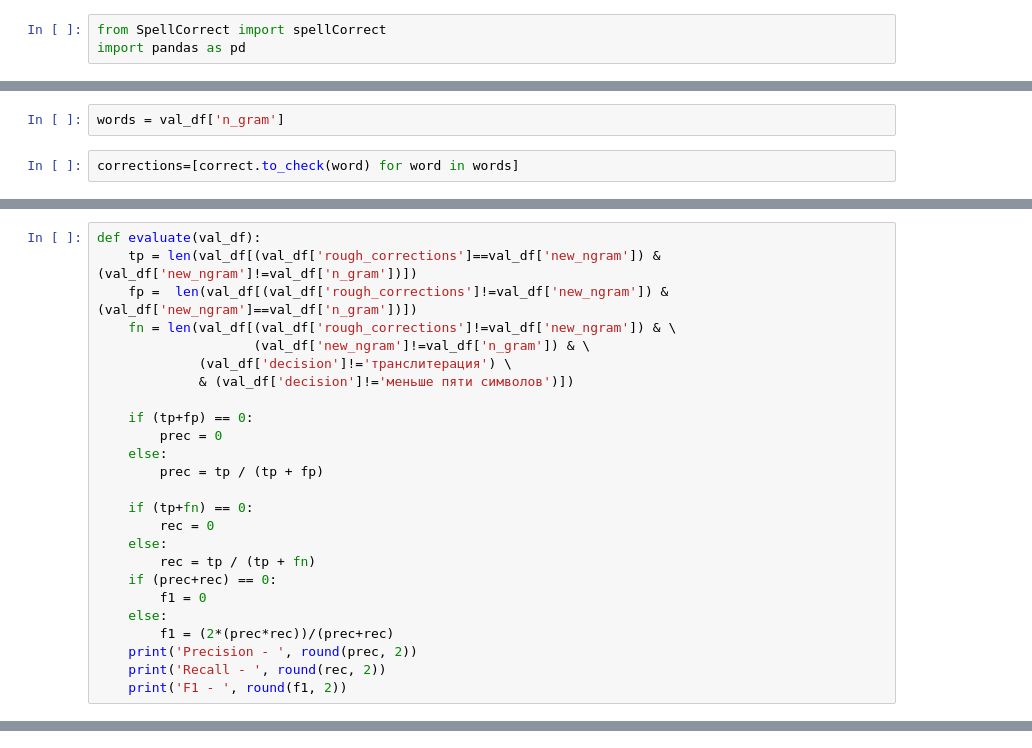
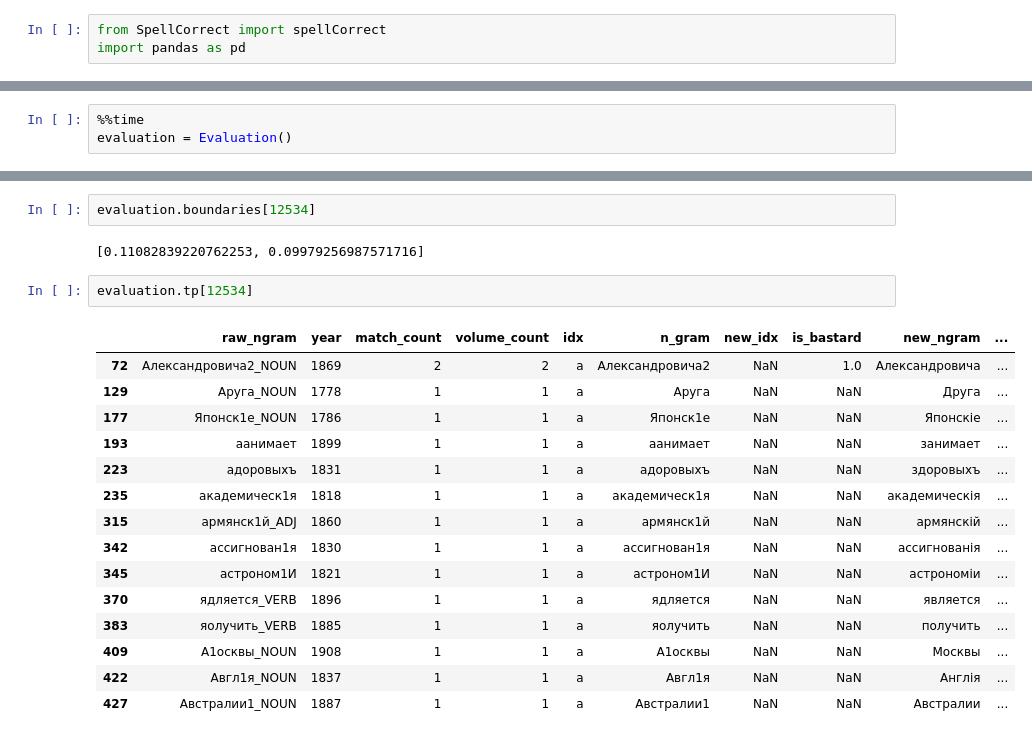
Before and after one commit to completelyboofyblitzed/Google_rusngram_spellcheck, a Jupyter notebook: notebooks/Tests.ipynb, the cells around one changed output, grey strips where cells are left out. Cells and saved outputs as stored; diff of their text form.

```diff
--- a/notebooks/Tests.ipynb
+++ b/notebooks/Tests.ipynb
@@ -21,4 +26,0 @@ val_df.head()
-# %%
-words = val_df['n_gram']
-# %%
-corrections=[correct.to_check(word) for word in words]
@@ -114,25 +26,0 @@ val_df[(val_df['rough_corrections']==val_df['n_gram']) & (val_df['new_ngram']!=v
-# %%
-def evaluate(val_df):
-    tp = len(val_df[(val_df['rough_corrections']==val_df['new_ngram']) & (val_df['new_ngram']!=val_df['n_gram'])])
-    fp =  len(val_df[(val_df['rough_corrections']!=val_df['new_ngram']) & (val_df['new_ngram']==val_df['n_gram'])])
-    fn = len(val_df[(val_df['rough_corrections']!=val_df['new_ngram']) & \
-                    (val_df['new_ngram']!=val_df['n_gram']) & \
-             (val_df['decision']!='транслитерация') \
-             & (val_df['decision']!='меньше пяти символов')])
-
-    if (tp+fp) == 0:
-        prec = 0
-    else:
-        prec = tp / (tp + fp)
-
-    if (tp+fn) == 0:
-        rec = 0
-    else:
-        rec = tp / (tp + fn)
-    if (prec+rec) == 0:
-        f1 = 0
-    else:
-        f1 = (2*(prec*rec))/(prec+rec)
-    print('Precision - ', round(prec, 2))
-    print('Recall - ', round(rec, 2))
-    print('F1 - ', round(f1, 2))
@@ -144,0 +144,3 @@ F1 -  0.32
+# %%
+%%time
+evaluation = Evaluation()
@@ -144,0 +281,22 @@ F1 -  0.32
+# %%
+evaluation.boundaries[12534]
+# %% [output]
+[0.11082839220762253, 0.09979256987571716]
+# %%
+evaluation.tp[12534]
+# %% [output]
+|  | raw_ngram | year | match_count | volume_count | idx | n_gram | new_idx | is_bastard | new_ngram | ... |
+| 72 | Александровича2_NOUN | 1869 | 2 | 2 | a | Александровича2 | NaN | 1.0 | Александровича | ... |
+| 129 | Аруга_NOUN | 1778 | 1 | 1 | a | Аруга | NaN | NaN | Друга | ... |
+| 177 | Японск1е_NOUN | 1786 | 1 | 1 | a | Японск1е | NaN | NaN | Японскіе | ... |
+| 193 | аанимает | 1899 | 1 | 1 | a | аанимает | NaN | NaN | занимает | ... |
+| 223 | адоровыхъ | 1831 | 1 | 1 | a | адоровыхъ | NaN | NaN | здоровыхъ | ... |
+| 235 | академическ1я | 1818 | 1 | 1 | a | академическ1я | NaN | NaN | академическія | ... |
+| 315 | армянск1й_ADJ | 1860 | 1 | 1 | a | армянск1й | NaN | NaN | армянскій | ... |
+| 342 | ассигнован1я | 1830 | 1 | 1 | a | ассигнован1я | NaN | NaN | ассигнованія | ... |
+| 345 | астроном1И | 1821 | 1 | 1 | a | астроном1И | NaN | NaN | астрономіи | ... |
+| 370 | ядляется_VERB | 1896 | 1 | 1 | a | ядляется | NaN | NaN | является | ... |
+| 383 | яолучить_VERB | 1885 | 1 | 1 | a | яолучить | NaN | NaN | получить | ... |
+| 409 | А1осквы_NOUN | 1908 | 1 | 1 | a | А1осквы | NaN | NaN | Москвы | ... |
+| 422 | Авгл1я_NOUN | 1837 | 1 | 1 | a | Авгл1я | NaN | NaN | Англія | ... |
+| 427 | Австралии1_NOUN | 1887 | 1 | 1 | a | Австралии1 | NaN | NaN | Австралии | ... |
```
Also changed, not shown: parts of 39 cells of this notebook, 1 other file.
